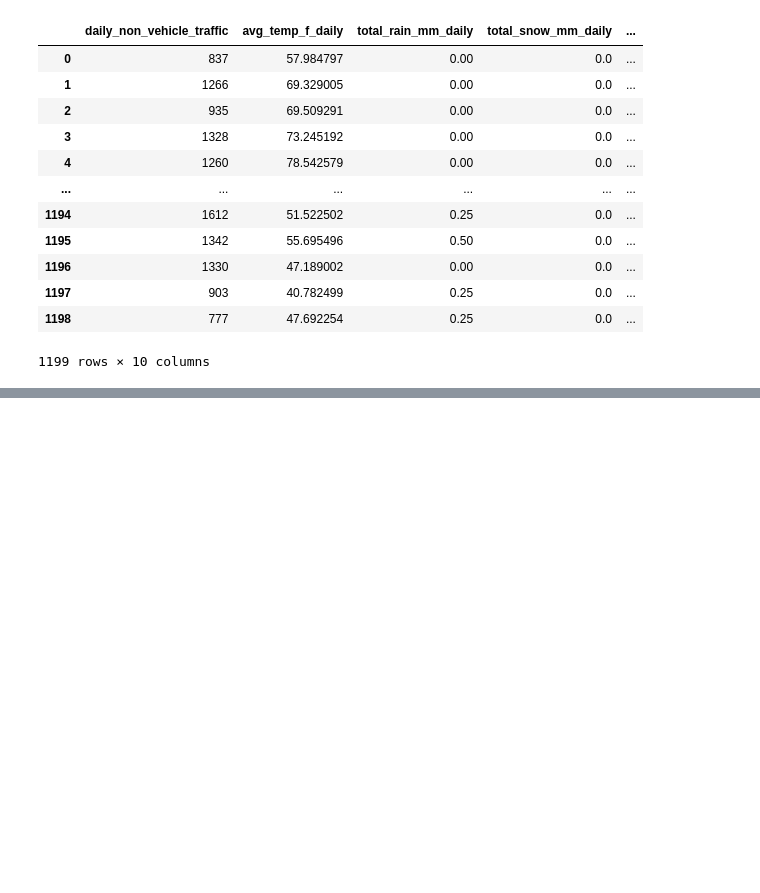
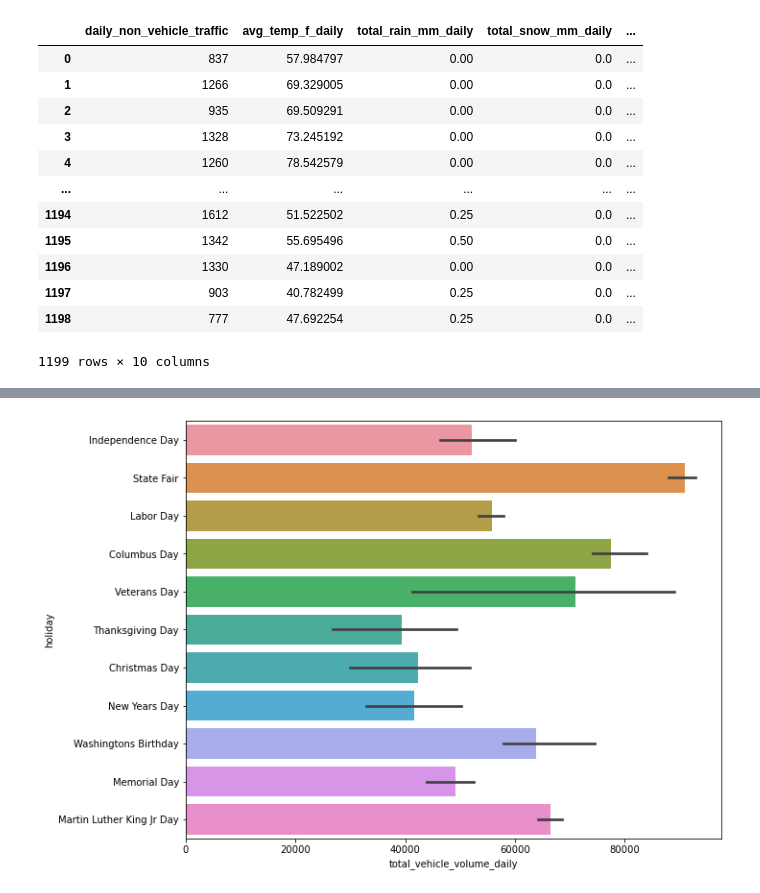
Before and after one commit to mhertel278/Data_Bootcamp_Capstone_Project, a Jupyter notebook: vandivort_segment2_visualizations.ipynb, the cells around one changed output, grey strips where cells are left out. Saved outputs shown, nothing was run; the diff lists cells and outputs as text; code cells hidden in the pictures; blank space fills up the shorter version.

```diff
--- a/vandivort_segment2_visualizations.ipynb
+++ b/vandivort_segment2_visualizations.ipynb
@@ -149,0 +68,8 @@ sns.catplot(x="day_of_week", y="total_vehicle_volume_daily", kind="swarm", data=
+# %%
+#Exploring total_vehicle_volume_daily on holidays
+holidays = visual_round.loc[visual_data.holiday != 'none']
+plt.figure(figsize=(10,8))
+sns.barplot(y='holiday',x='total_vehicle_volume_daily', data = holidays)
+plt.show()
+# %% [output]
+[figure, added]
```
Also changed, not shown: parts of 40 cells of this notebook.
